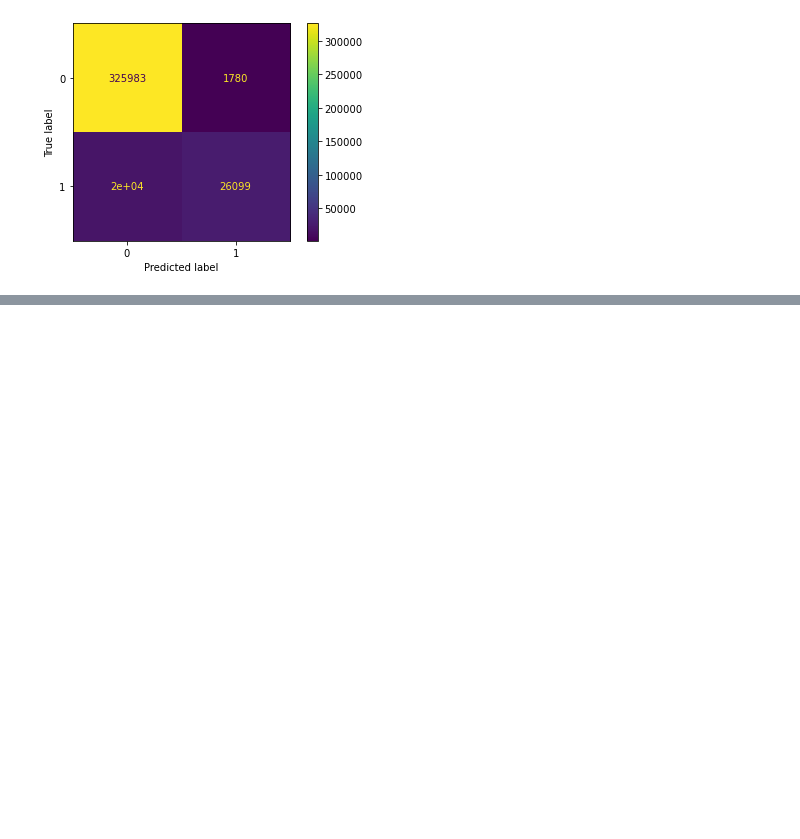
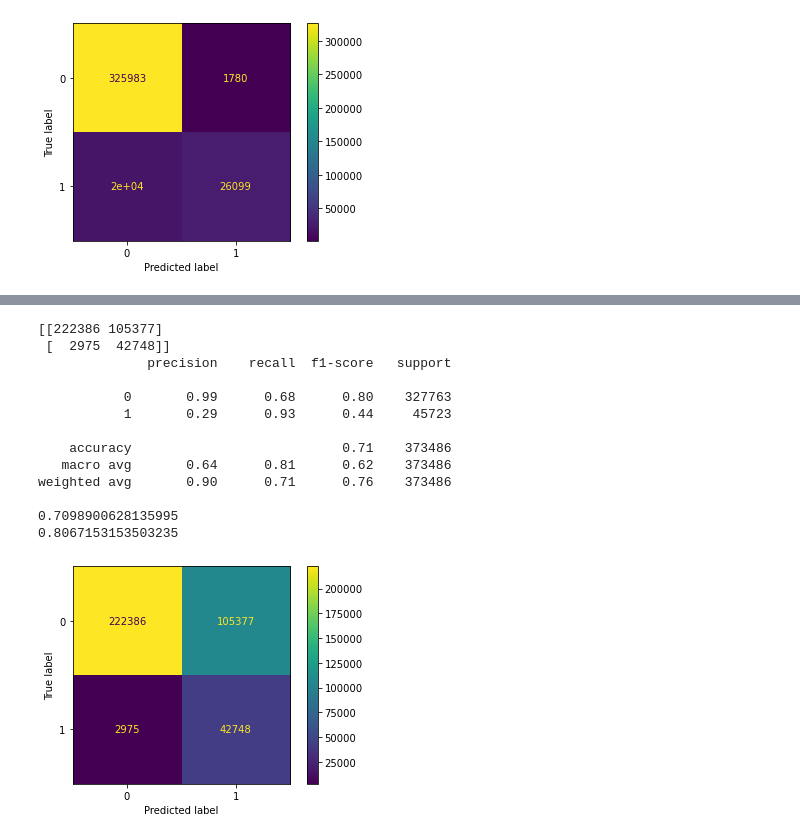
Before and after one commit to lskiranch/DataScience-Assignments, a Jupyter notebook: Hackathon_Cross_sales/Analysis.ipynb, the cells around one changed output, grey strips where cells are left out. Drawn from its saved outputs; the diff is of its cells as text; code cells hidden in the pictures; blank space fills up the shorter version.

Commit message:
further tuning using lgbm

```diff
--- a/Hackathon_Cross_sales/Analysis.ipynb
+++ b/Hackathon_Cross_sales/Analysis.ipynb
@@ -652,0 +674,26 @@ weighted avg       0.81      0.85      0.83      7623
+# %%
+model=LGBMClassifier(boosting_type='gbdt',num_leaves=41,n_estimators=500,max_depth=10,learning_rate=0.04,objective='binary',metric='auc',is_unbalance=True,colsample_bytree=0.5,reg_lambda=2,reg_alpha=2,random_state=294,n_jobs=-1)
+## Note : Inspired and Used LGBM Classifer from Gowthami's notebook
+
+# lgb.fit(x_train,y_train,categorical_feature=cat_features)
+# print(lgb.score(x_train,y_train))
+# y_pred_lgb=lgb.predict_proba(x_test)
+#model = LGBMClassifier()
+
+model.fit(X_train,y_train)
+evaluate_models(model,X_train,y_train)
+# %% [output]
+[[222386 105377]
+ [  2975  42748]]
+              precision    recall  f1-score   support
+
+           0       0.99      0.68      0.80    327763
+           1       0.29      0.93      0.44     45723
+
+    accuracy                           0.71    373486
+   macro avg       0.64      0.81      0.62    373486
+weighted avg       0.90      0.71      0.76    373486
+
+0.7098900628135995
+0.8067153153503235
+[figure, added]
```
Also changed, not shown: parts of 13 cells of this notebook.
